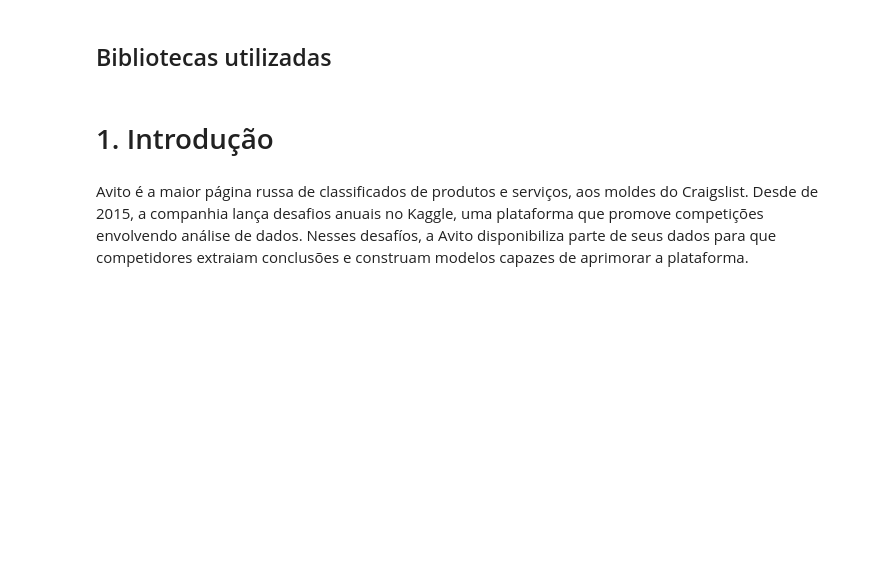
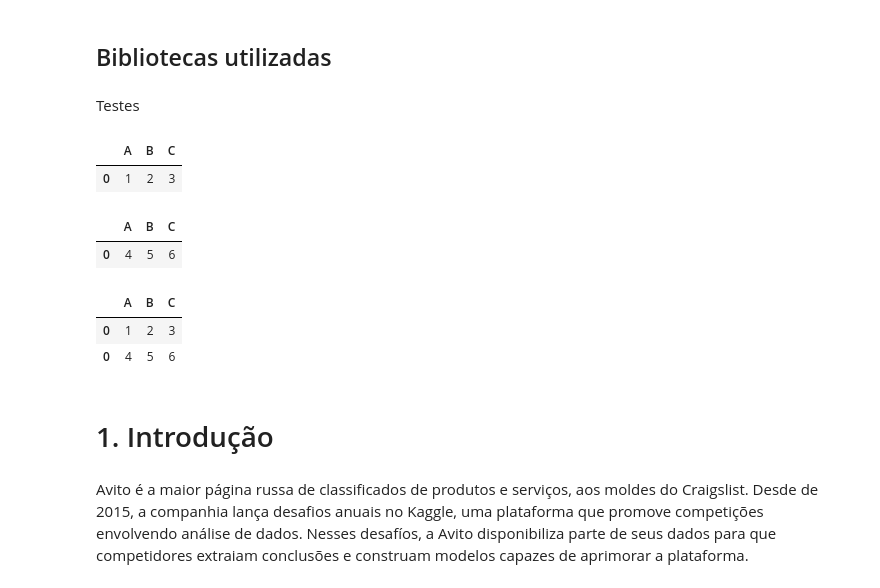
Before and after one commit to RafaelFK/avito_challenge, a Jupyter notebook: Avito Challenge Report.ipynb, the cells around one changed output. Drawn from its saved outputs; the diff is of its cells as text; code cells hidden in the pictures; blank space fills up the shorter version.

```diff
--- a/Avito Challenge Report.ipynb
+++ b/Avito Challenge Report.ipynb
@@ -24,6 +26,29 @@ from IPython.display import display
 
 from sklearn.externals import joblib
 import os
+# %% [markdown]
+Testes
+# %%
+v1 = pd.DataFrame([[1, 2, 3]], columns=['A', 'B', 'C'])
+v2 = pd.DataFrame([[4, 5, 6]], columns=['A', 'B', 'C'])
+# %%
+v1.head()
+# %% [output]
+|  | A | B | C |
+| 0 | 1 | 2 | 3 |
+# %%
+v2.head()
+# %% [output]
+|  | A | B | C |
+| 0 | 4 | 5 | 6 |
+# %%
+v3 = pd.concat([v1, v2])
+# %%
+v3.head()
+# %% [output]
+|  | A | B | C |
+| 0 | 1 | 2 | 3 |
+| 0 | 4 | 5 | 6 |
 # %% [markdown]
 # 1. Introdução
 # %% [markdown]
```
Also changed, not shown: parts of 26 cells of this notebook, 1 other file.
